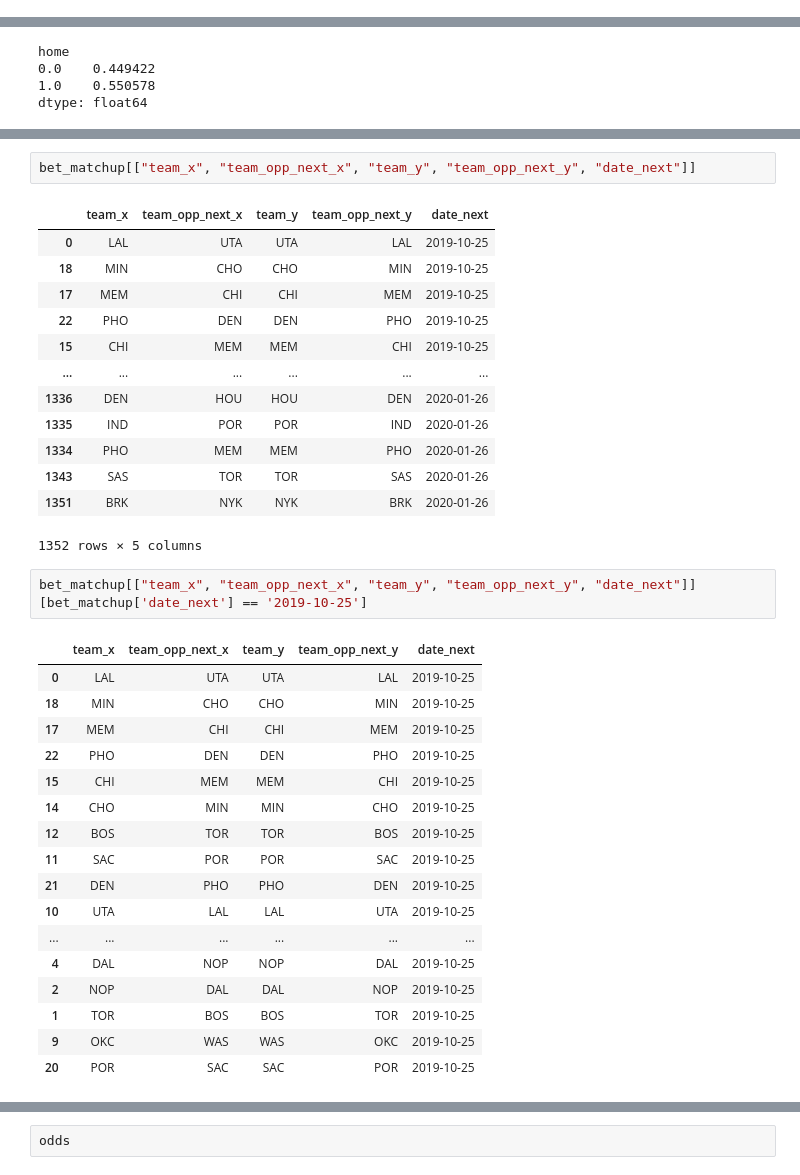
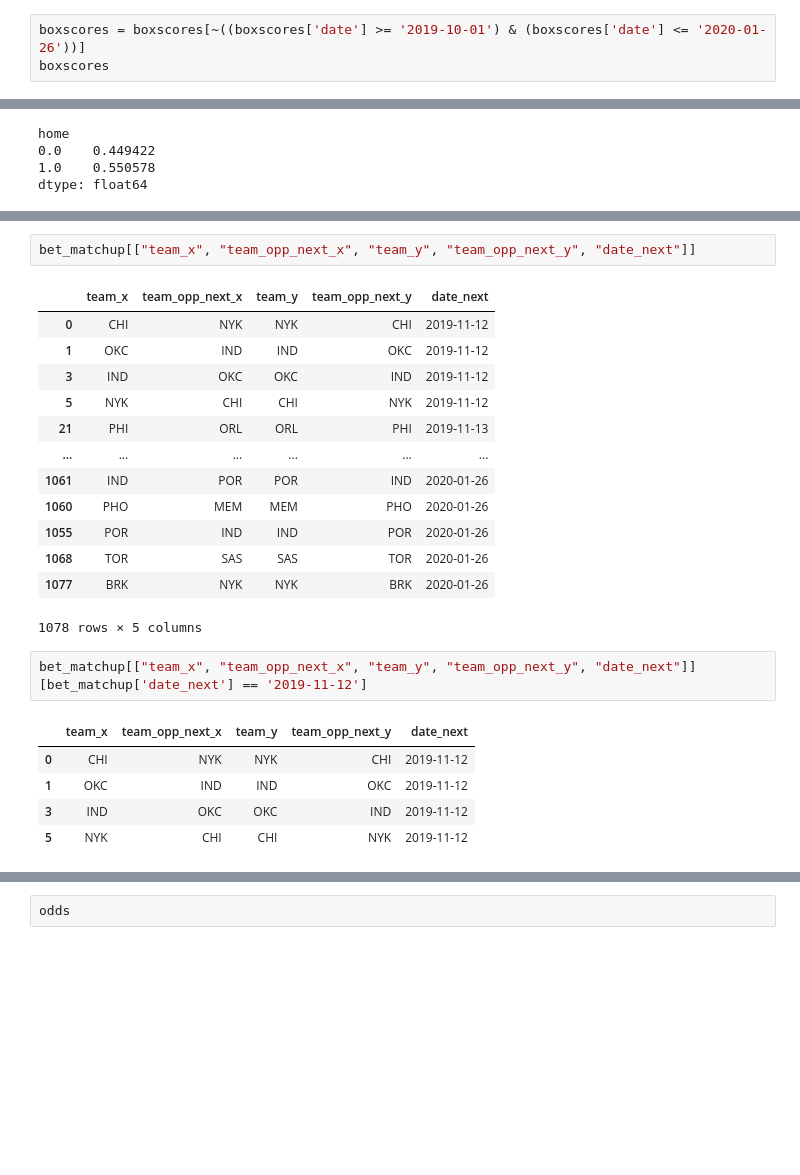
Before and after one commit to JasonHysy/Nba-Sports-Betting-Model, a Jupyter notebook: NBA Betting Model/NBA_RNN.ipynb, the cells around one changed output, grey strips where cells are left out. Saved outputs shown, nothing was run; the diff lists cells and outputs as text; blank space fills up the shorter version.

```diff
--- a/NBA Betting Model/NBA_RNN.ipynb
+++ b/NBA Betting Model/NBA_RNN.ipynb
@@ -32,0 +31,3 @@ display(boxscores.tail())
+# %%
+boxscores = boxscores[~((boxscores['date'] >= '2019-10-01') & (boxscores['date'] <= '2020-01-26'))]
+boxscores
@@ -924,38 +1058,26 @@ bet_matchup
 bet_matchup[["team_x", "team_opp_next_x", "team_y", "team_opp_next_y", "date_next"]]
 # %% [output]
 |  | team_x | team_opp_next_x | team_y | team_opp_next_y | date_next |
-| 0 | LAL | UTA | UTA | LAL | 2019-10-25 |
-| 18 | MIN | CHO | CHO | MIN | 2019-10-25 |
-| 17 | MEM | CHI | CHI | MEM | 2019-10-25 |
-| 22 | PHO | DEN | DEN | PHO | 2019-10-25 |
-| 15 | CHI | MEM | MEM | CHI | 2019-10-25 |
+| 0 | CHI | NYK | NYK | CHI | 2019-11-12 |
+| 1 | OKC | IND | IND | OKC | 2019-11-12 |
+| 3 | IND | OKC | OKC | IND | 2019-11-12 |
+| 5 | NYK | CHI | CHI | NYK | 2019-11-12 |
+| 21 | PHI | ORL | ORL | PHI | 2019-11-13 |
 | ... | ... | ... | ... | ... | ... |
-| 1336 | DEN | HOU | HOU | DEN | 2020-01-26 |
-| 1335 | IND | POR | POR | IND | 2020-01-26 |
-| 1334 | PHO | MEM | MEM | PHO | 2020-01-26 |
-| 1343 | SAS | TOR | TOR | SAS | 2020-01-26 |
-| 1351 | BRK | NYK | NYK | BRK | 2020-01-26 |
+| 1061 | IND | POR | POR | IND | 2020-01-26 |
+| 1060 | PHO | MEM | MEM | PHO | 2020-01-26 |
+| 1055 | POR | IND | IND | POR | 2020-01-26 |
+| 1068 | TOR | SAS | SAS | TOR | 2020-01-26 |
+| 1077 | BRK | NYK | NYK | BRK | 2020-01-26 |
-1352 rows × 5 columns
+1078 rows × 5 columns
 # %%
-bet_matchup[["team_x", "team_opp_next_x", "team_y", "team_opp_next_y", "date_next"]][bet_matchup['date_next'] == '2019-10-25']
+bet_matchup[["team_x", "team_opp_next_x", "team_y", "team_opp_next_y", "date_next"]][bet_matchup['date_next'] == '2019-11-12']
 # %% [output]
 |  | team_x | team_opp_next_x | team_y | team_opp_next_y | date_next |
-| 0 | LAL | UTA | UTA | LAL | 2019-10-25 |
-| 18 | MIN | CHO | CHO | MIN | 2019-10-25 |
-| 17 | MEM | CHI | CHI | MEM | 2019-10-25 |
-| 22 | PHO | DEN | DEN | PHO | 2019-10-25 |
-| 15 | CHI | MEM | MEM | CHI | 2019-10-25 |
-| 14 | CHO | MIN | MIN | CHO | 2019-10-25 |
-| 12 | BOS | TOR | TOR | BOS | 2019-10-25 |
-| 11 | SAC | POR | POR | SAC | 2019-10-25 |
-| 21 | DEN | PHO | PHO | DEN | 2019-10-25 |
-| 10 | UTA | LAL | LAL | UTA | 2019-10-25 |
-| ... | ... | ... | ... | ... | ... |
-| 4 | DAL | NOP | NOP | DAL | 2019-10-25 |
-| 2 | NOP | DAL | DAL | NOP | 2019-10-25 |
-| 1 | TOR | BOS | BOS | TOR | 2019-10-25 |
-| 9 | OKC | WAS | WAS | OKC | 2019-10-25 |
-| 20 | POR | SAC | SAC | POR | 2019-10-25 |
+| 0 | CHI | NYK | NYK | CHI | 2019-11-12 |
+| 1 | OKC | IND | IND | OKC | 2019-11-12 |
+| 3 | IND | OKC | OKC | IND | 2019-11-12 |
+| 5 | NYK | CHI | CHI | NYK | 2019-11-12 |
 # %%
 non_stat_columns = list(bet_matchup.columns[bet_matchup.dtypes == "object"]) + non_stat_columns
 
```
Also changed, not shown: parts of 50 cells of this notebook.
